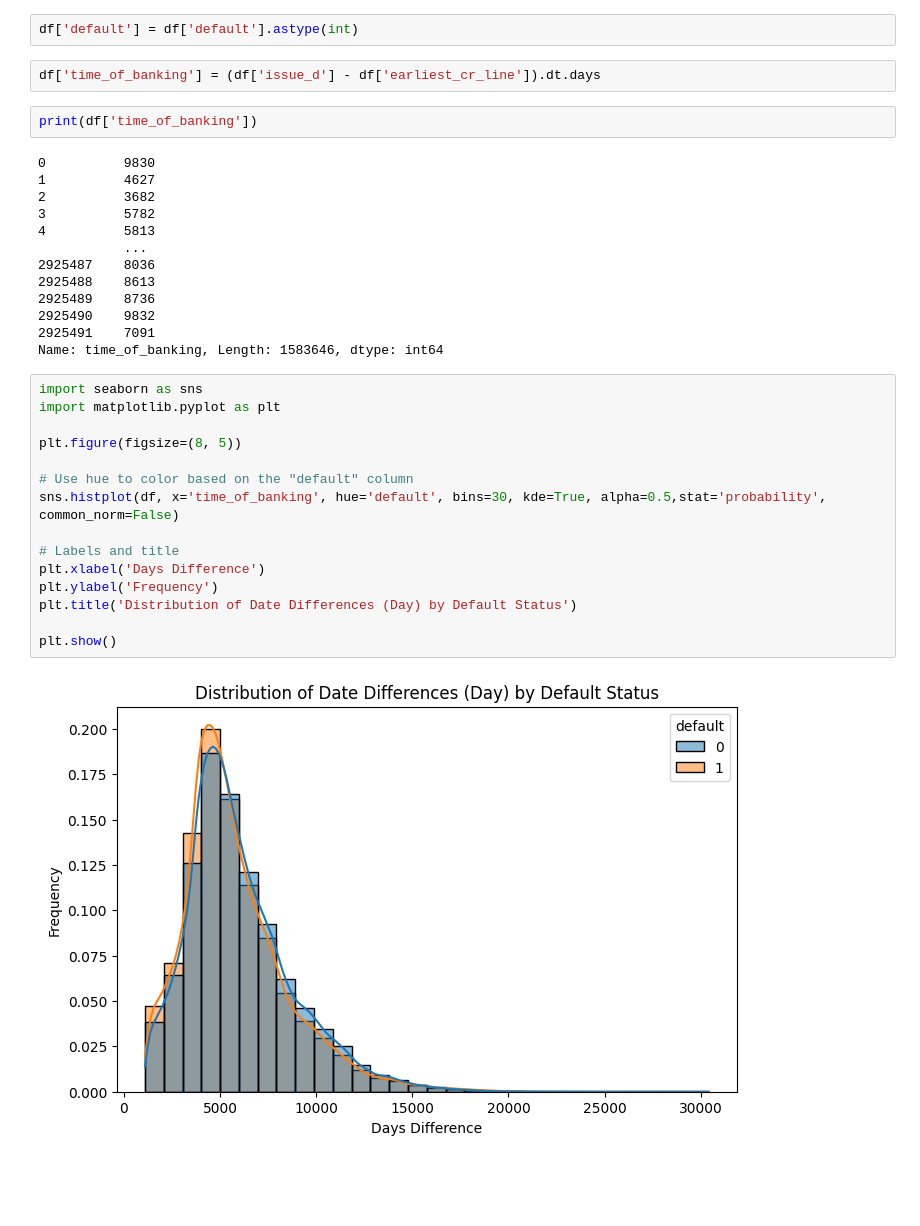
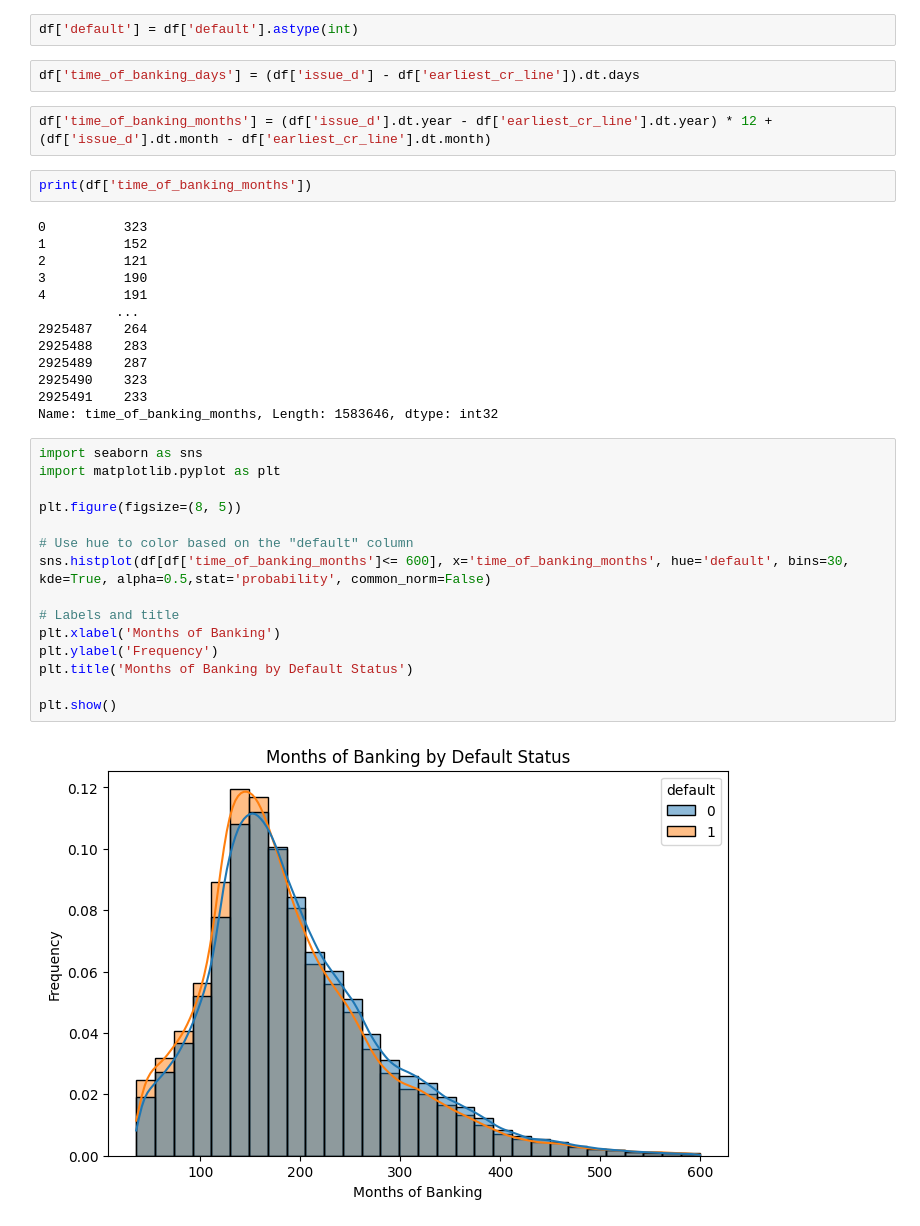
Before and after one commit to marcosmota/ds_lending_club, a Jupyter notebook: notebooks/eda_andre.ipynb, the cells around one changed output. Cells and saved outputs as stored; diff of their text form; blank space fills up the shorter version.

```diff
--- a/notebooks/eda_andre.ipynb
+++ b/notebooks/eda_andre.ipynb
@@ -7,36 +7,38 @@ df = df.dropna(subset=['default'])
 # %%
 df['default'] = df['default'].astype(int)
 # %%
-df['time_of_banking'] = (df['issue_d'] - df['earliest_cr_line']).dt.days
+df['time_of_banking_days'] = (df['issue_d'] - df['earliest_cr_line']).dt.days
+# %%
+df['time_of_banking_months'] = (df['issue_d'].dt.year - df['earliest_cr_line'].dt.year) * 12 + (df['issue_d'].dt.month - df['earliest_cr_line'].dt.month)
 # %%
-print(df['time_of_banking'])
+print(df['time_of_banking_months'])
 # %% [output]
-0          9830
-1          4627
-2          3682
-3          5782
-4          5813
-           ...
-2925487    8036
-2925488    8613
-2925489    8736
-2925490    9832
-2925491    7091
-Name: time_of_banking, Length: 1583646, dtype: int64
+0          323
+1          152
+2          121
+3          190
+4          191
+          ...
+2925487    264
+2925488    283
+2925489    287
+2925490    323
+2925491    233
+Name: time_of_banking_months, Length: 1583646, dtype: int32
 # %%
 import seaborn as sns
 import matplotlib.pyplot as plt
 
 plt.figure(figsize=(8, 5))
 
 # Use hue to color based on the "default" column
-sns.histplot(df, x='time_of_banking', hue='default', bins=30, kde=True, alpha=0.5,stat='probability', common_norm=False)
+sns.histplot(df[df['time_of_banking_months']<= 600], x='time_of_banking_months', hue='default', bins=30, kde=True, alpha=0.5,stat='probability', common_norm=False)
 
 # Labels and title
-plt.xlabel('Days Difference')
+plt.xlabel('Months of Banking')
 plt.ylabel('Frequency')
-plt.title('Distribution of Date Differences (Day) by Default Status')
+plt.title('Months of Banking by Default Status')
 
 plt.show()
 # %% [output]
-[figure, old version]
+[figure, new version]
```
Also changed, not shown: parts of 10 cells of this notebook, 3 other files.
